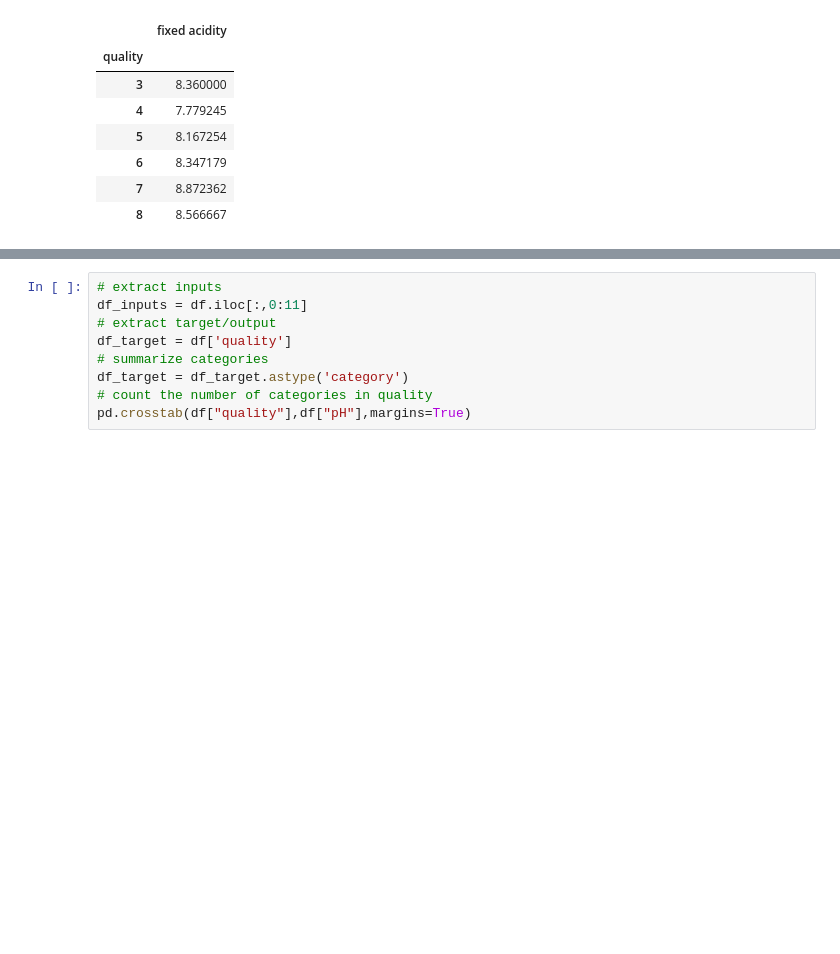
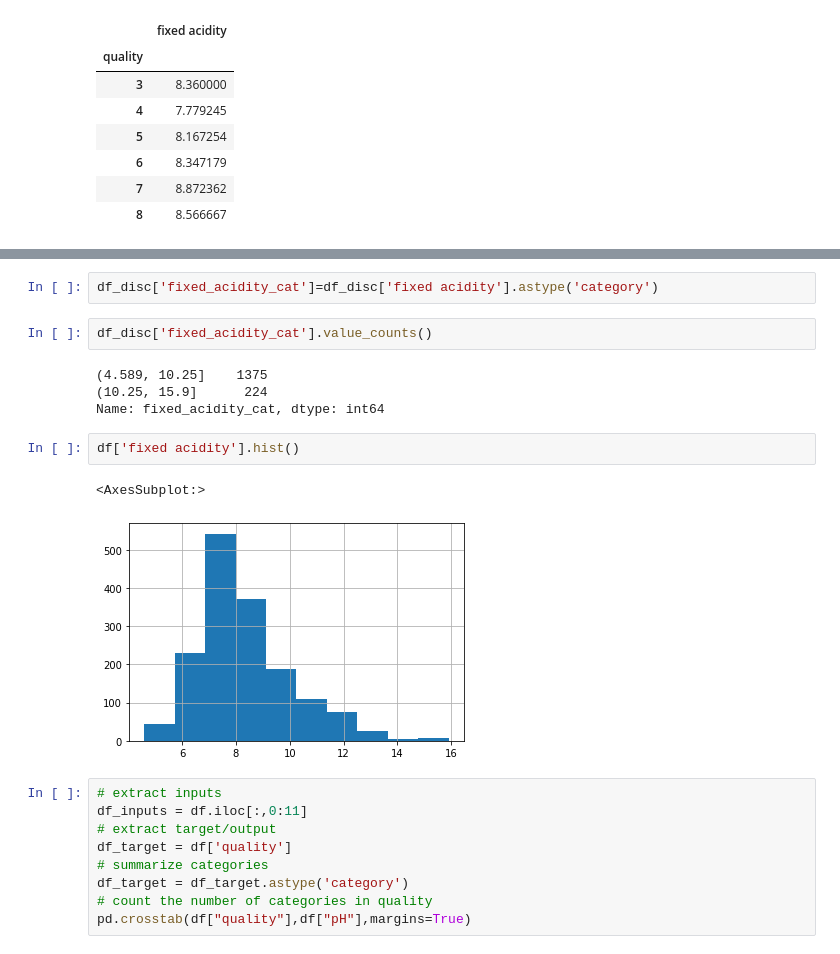
Before and after one commit to sourceoftruthdata/sot_interview_prep, a Jupyter notebook: notebooks/sklearn_analysis.ipynb, the cells around one changed output, grey strips where cells are left out. Saved outputs shown, nothing was run; the diff lists cells and outputs as text; blank space fills up the shorter version.

```diff
--- a/notebooks/sklearn_analysis.ipynb
+++ b/notebooks/sklearn_analysis.ipynb
@@ -120,3 +126,16 @@ df.pivot_table(values=["fixed acidity"], index=["quality"], aggfunc=np.mean)
+# %%
+df_disc['fixed_acidity_cat']=df_disc['fixed acidity'].astype('category')
+# %%
+df_disc['fixed_acidity_cat'].value_counts()
+# %% [output]
+(4.589, 10.25]    1375
+(10.25, 15.9]      224
+Name: fixed_acidity_cat, dtype: int64
+# %%
+df['fixed acidity'].hist()
+# %% [output]
+<AxesSubplot:>
+[figure, added]
 # %%
 # extract inputs
 df_inputs = df.iloc[:,0:11]
```
Also changed, not shown: parts of 6 cells of this notebook, 1 other file.
